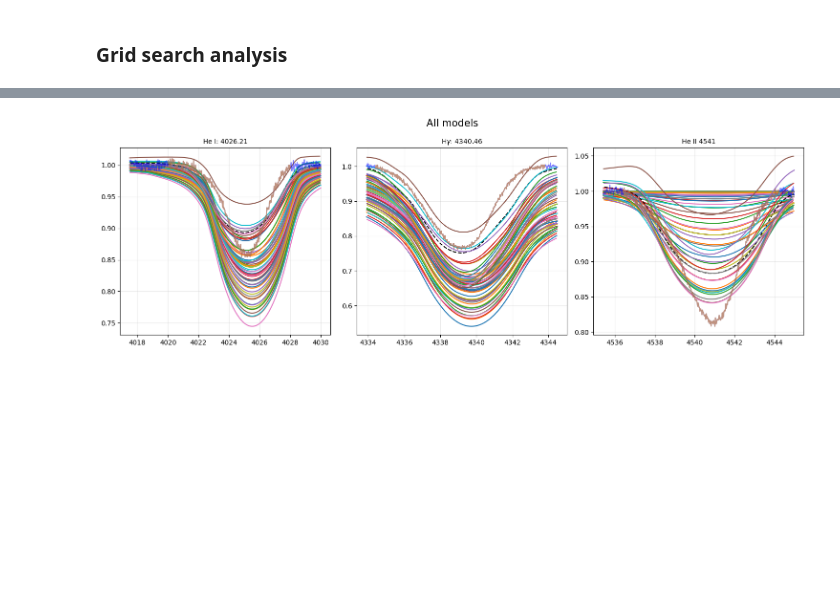
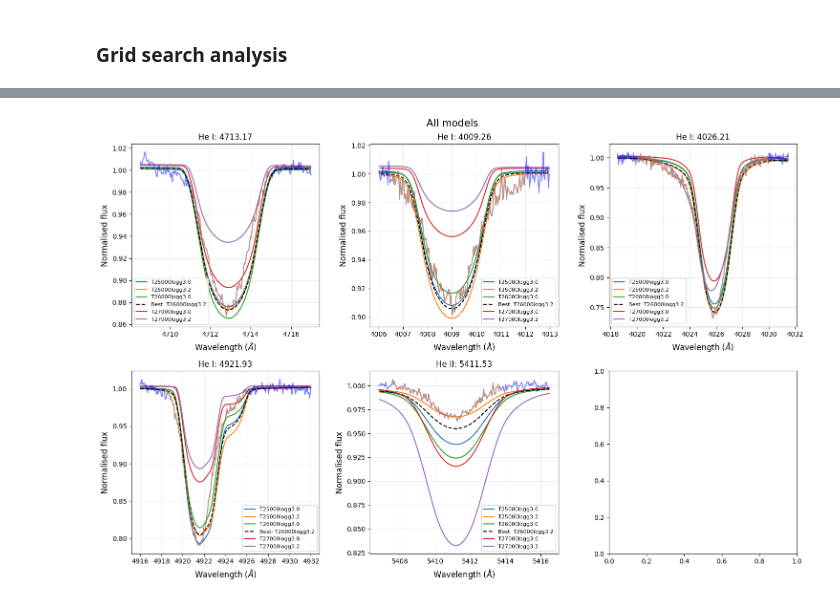
Before and after one commit to LvV210/MasterProject, a Jupyter notebook: ModelFitting/_OneObjectFit.ipynb, the cells around one changed output, grey strips where cells are left out. Saved outputs shown, nothing was run; the diff lists cells and outputs as text; code cells hidden in the pictures; blank space fills up the shorter version.

```diff
--- a/ModelFitting/_OneObjectFit.ipynb
+++ b/ModelFitting/_OneObjectFit.ipynb
@@ -18,11 +18,11 @@ from datetime import date
 # %% [markdown]
 ### Parameters
 # %%
-object_name = '4U1700-37'
+object_name = 'Vela X-1'
 object_ = object_name_to_save_name(object_name)
 
 galaxy = 'Milkyway'
-vsini_best = 204
+vsini_best = 110
 
 today = date.today()
 save_path = f'/mnt/c/Users/luukv/Documenten/NatuurSterrkenkundeMasterProject/CodeMP/MasterProject/Plots/{object_}/'
@@ -70,5 +70,6 @@ plot_best_model(spectra, models, spectral_lines_model_fit, min(chi2, key=chi2.ge
 # %%
-plot_models_over_lines(spectra, models, spectral_lines_model_fit, vrad, vsini_best, best_model=min(chi2, key=chi2.get),
+selection = models_in_interval(models, T1=25000, T2=27000, log_g1=3.0, log_g2=3.2)
+plot_models_over_lines(spectra, selection, spectral_lines_model_fit, vrad, vsini_best, best_model=min(chi2, key=chi2.get),
                        save=(save_path + f'({today})AllModels.png'))
 # %% [output]
-[figure, old version]
+[figure, new version]
```
Also changed, not shown: parts of 2 cells of this notebook, 15 other files.
